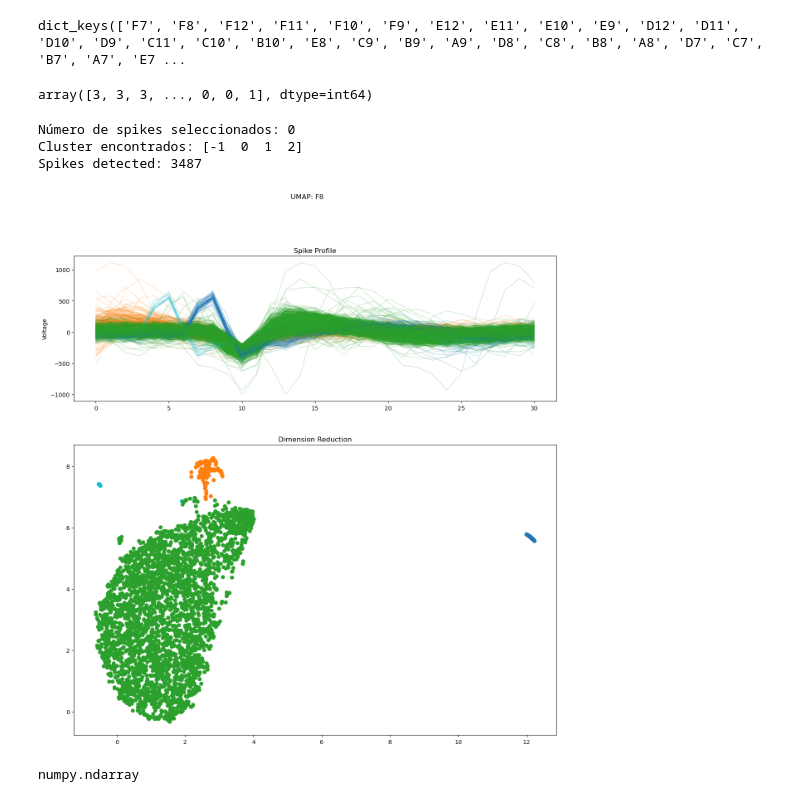
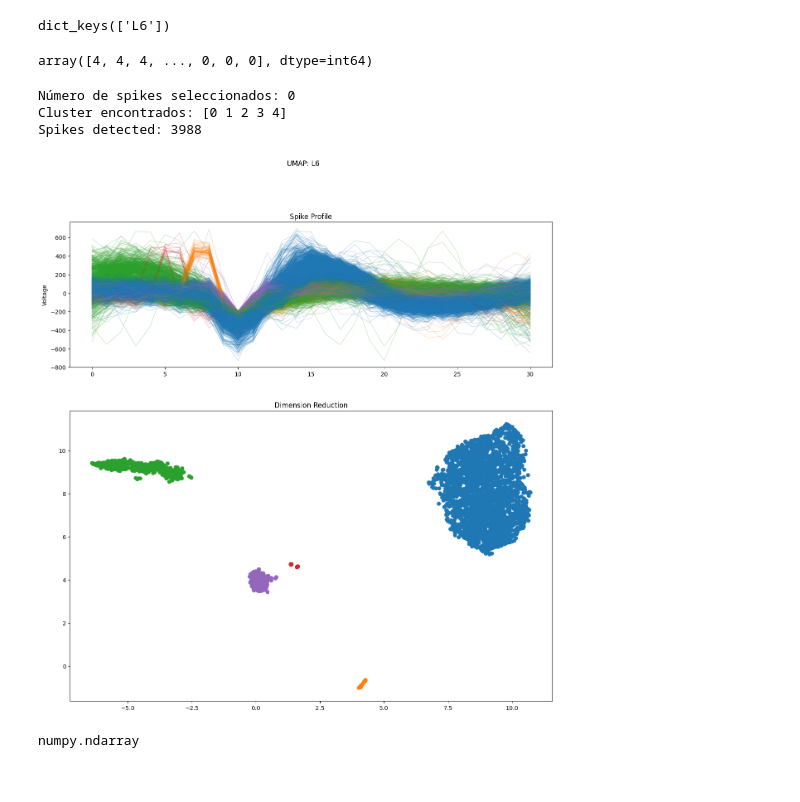
Before and after one commit to YeshuaGonzalez/T_proyect, a Jupyter notebook: new_data/SpikeProcessing.ipynb, the cells around one changed output. Drawn from its saved outputs; the diff is of its cells as text; code cells hidden in the pictures.

```diff
--- a/new_data/SpikeProcessing.ipynb
+++ b/new_data/SpikeProcessing.ipynb
@@ -19,7 +19,7 @@ from tqdm import tqdm
 # C A R G A   E X P E R I M E N T O
 import pickle
 
-name = "E:\\MEA_data\\20230622\\datamanager\\Rebanada02\\OPTOa_SPK.pckl"
+name = "E:\\MEA_data\\20230622\\datamanager\\Rebanada02\\L6_SPK.pckl"
 charge_pckl = open(name,'rb')
 experiment_pckl = pickle.load(charge_pckl)
 charge_pckl.close()
@@ -41,15 +41,15 @@ for i in tqdm(range(0, len(keys))):
 # %%
 experiment_pckl.keys()
 # %% [output]
-dict_keys(['F7', 'F8', 'F12', 'F11', 'F10', 'F9', 'E12', 'E11', 'E10', 'E9', 'D12', 'D11', 'D10', 'D9', 'C11', 'C10', 'B10', 'E8', 'C9', 'B9', 'A9', 'D8', 'C8', 'B8', 'A8', 'D7', 'C7', 'B7', 'A7', 'E7 ...
+dict_keys(['L6'])
 # %%
 experiment_pckl['L6']['clusters']
 # %% [output]
-array([3, 3, 3, ..., 0, 0, 1], dtype=int64)
+array([4, 4, 4, ..., 0, 0, 0], dtype=int64)
 # %%
 # mini GUI
 # gamma 0.85 0.9 para
-e = 'F8'
+e = 'L6'
 #mode = 'Select'
 mode = 'All'
 cluster_list = [0]
@@ -103,36 +103,36 @@ for j in range(0, len(experiment_pckl[e]['segments'])):
                         color = colores[experiment_pckl[e]['clusters'][j]])
 
 
 
             conde_s += 1
         else:
             #axs[0].plot(experiment_pckl[segment][0][j].T, color = "gray", linewidth=1, alpha =0.1)
             #axs[1].plot(spike_embedding[j][0],spike_embedding[j][1] , marker="o", color = "gray")
             pass
 
 
 num_clusters = np.unique(experiment_pckl[e]['clusters'])
 
 '''cluster_dict = {}
 for i in range(0, len(num_clusters)):
     cluster_dict[num_clusters[i]] = []
 for i in range(0, len(experiment_pckl)):
     cluster_dict[clusterer.labels_[i]].append(i)'''
 
 
 
 print("Número de spikes seleccionados: {}".format(conde_s))
 print("Cluster encontrados: {}".format(num_clusters))
 print("Spikes detected: {}".format(len(experiment_pckl[e]['segments'])))
 
 #indices del cluster 3
 #clus = 3
 #index_clus = np.where(experiment_pckl[e]['clusters'] == 3)[0]
 # %% [output]
 Número de spikes seleccionados: 0
-Cluster encontrados: [-1  0  1  2]
-Spikes detected: 3487
+Cluster encontrados: [0 1 2 3 4]
+Spikes detected: 3988
-[figure, old version]
+[figure, new version]
 # %%
 type(spike_embedding[0])
 # %% [output]
```
Also changed, not shown: parts of 1 cell of this notebook, 2 other files.
